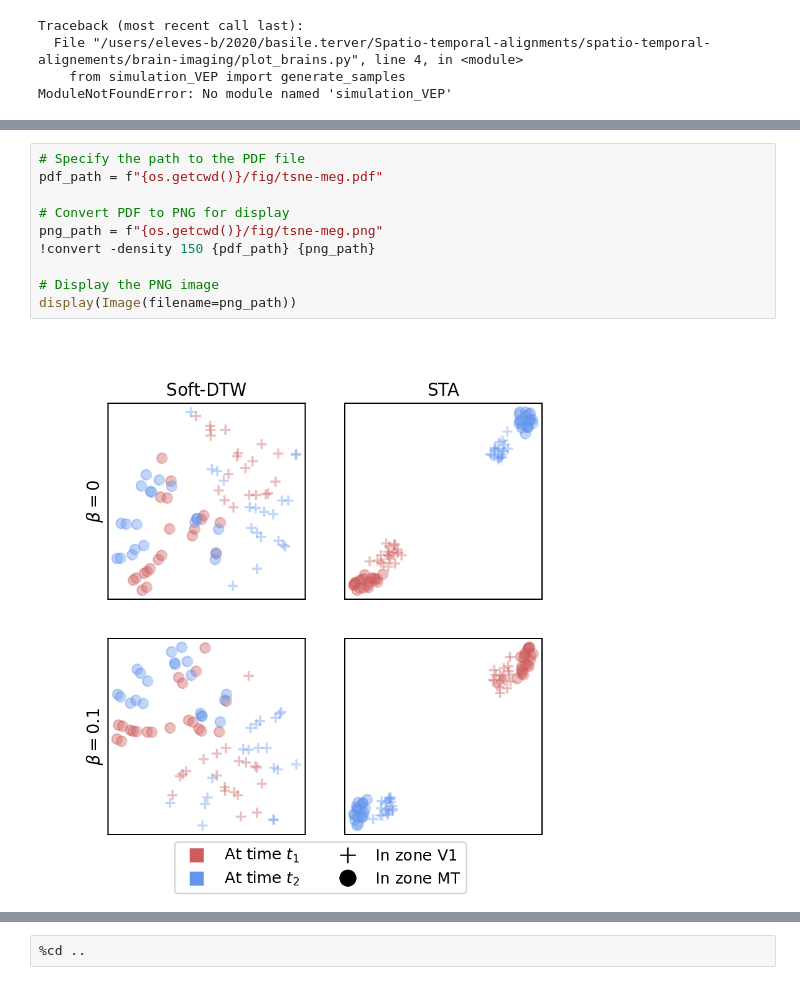
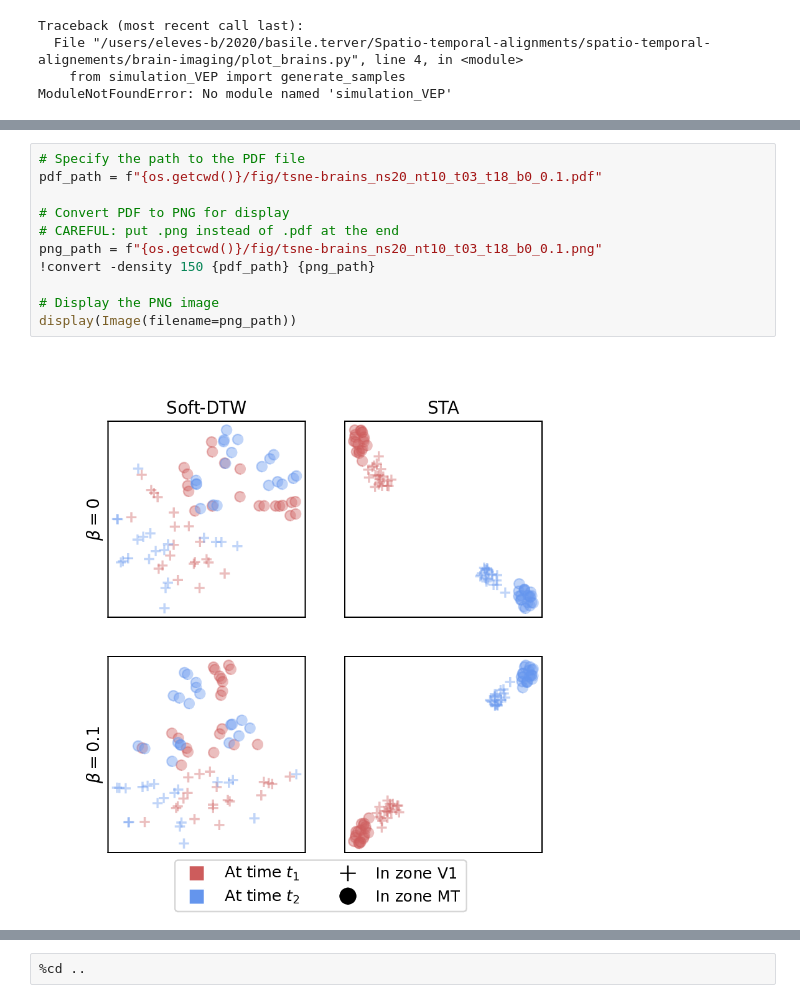
Before and after one commit to Basile-Terv/spatio-temporal-alignements, a Jupyter notebook: Training_STA_notebook.ipynb, the cells around one changed output, grey strips where cells are left out. Drawn from its saved outputs; the diff is of its cells as text.

Commit message:
Finished brain imaging experiments

```diff
--- a/Training_STA_notebook.ipynb
+++ b/Training_STA_notebook.ipynb
@@ -359,15 +386,16 @@ ModuleNotFoundError: No module named 'simulation_VEP'
 # %%
 # Specify the path to the PDF file
-pdf_path = f"{os.getcwd()}/fig/tsne-meg.pdf"
+pdf_path = f"{os.getcwd()}/fig/tsne-brains_ns20_nt10_t03_t18_b0_0.1.pdf"
 
 # Convert PDF to PNG for display
-png_path = f"{os.getcwd()}/fig/tsne-meg.png"
+# CAREFUL: put .png instead of .pdf at the end
+png_path = f"{os.getcwd()}/fig/tsne-brains_ns20_nt10_t03_t18_b0_0.1.png"
 !convert -density 150 {pdf_path} {png_path}
 
 # Display the PNG image
 display(Image(filename=png_path))
 # %% [output]
-[figure, old version]
+[figure, new version]
 # %%
 !python run_tsne_brain.py --n_times 15 --time0 5 --time1 10 --n_samples_per_task 20
 # %% [output]
```
Also changed, not shown: parts of 10 cells of this notebook, 3 other files.
